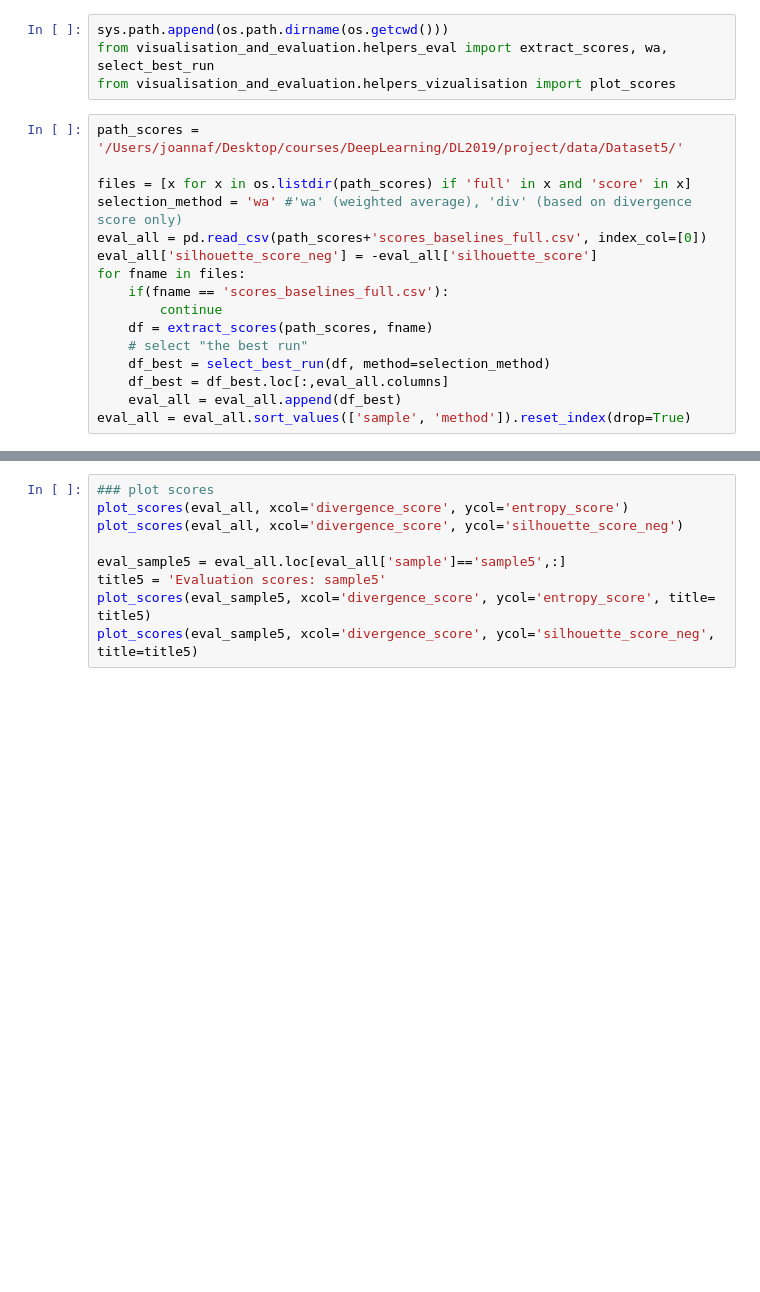
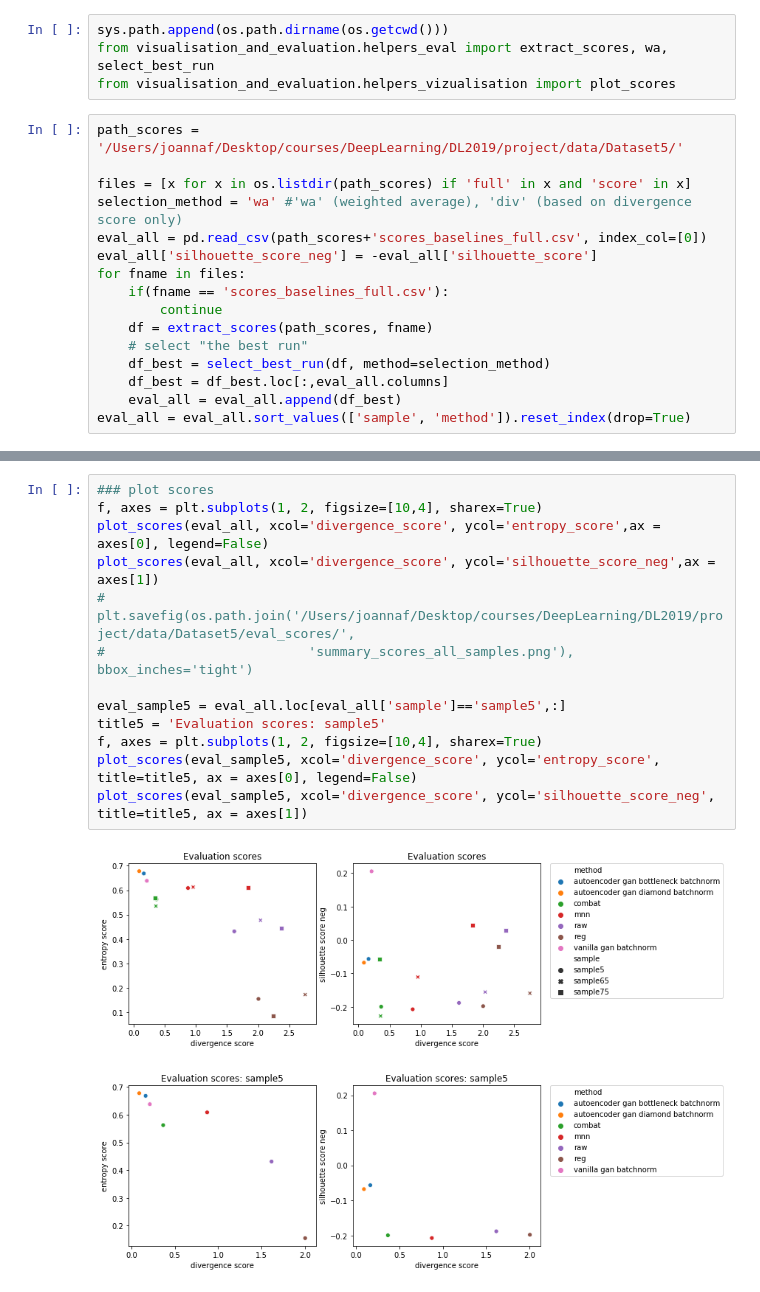
Before and after one commit to lthp/2019_SingleCell, a Jupyter notebook: notebooks/evaluation.ipynb, the cells around one changed output, grey strips where cells are left out. Drawn from its saved outputs; the diff is of its cells as text; blank space fills up the shorter version.

```diff
--- a/notebooks/evaluation.ipynb
+++ b/notebooks/evaluation.ipynb
@@ -53,10 +53,17 @@ eval_all
 | 14 | sample75 | reg | 2.244114 | 0.083538 | 0.018921 | -0.018921 | 0.707387 |
 # %%
 ### plot scores
-plot_scores(eval_all, xcol='divergence_score', ycol='entropy_score')
-plot_scores(eval_all, xcol='divergence_score', ycol='silhouette_score_neg')
+f, axes = plt.subplots(1, 2, figsize=[10,4], sharex=True)
+plot_scores(eval_all, xcol='divergence_score', ycol='entropy_score',ax = axes[0], legend=False)
+plot_scores(eval_all, xcol='divergence_score', ycol='silhouette_score_neg',ax = axes[1])
+# plt.savefig(os.path.join('/Users/joannaf/Desktop/courses/DeepLearning/DL2019/project/data/Dataset5/eval_scores/',
+#                          'summary_scores_all_samples.png'),  bbox_inches='tight')
 
 eval_sample5 = eval_all.loc[eval_all['sample']=='sample5',:]
 title5 = 'Evaluation scores: sample5'
-plot_scores(eval_sample5, xcol='divergence_score', ycol='entropy_score', title= title5)
-plot_scores(eval_sample5, xcol='divergence_score', ycol='silhouette_score_neg', title=title5)
+f, axes = plt.subplots(1, 2, figsize=[10,4], sharex=True)
+plot_scores(eval_sample5, xcol='divergence_score', ycol='entropy_score', title=title5, ax = axes[0], legend=False)
+plot_scores(eval_sample5, xcol='divergence_score', ycol='silhouette_score_neg', title=title5, ax = axes[1])
+# %% [output]
+[figure, added]
+[figure, added]
```
Also changed, not shown: parts of 1 cell of this notebook.
